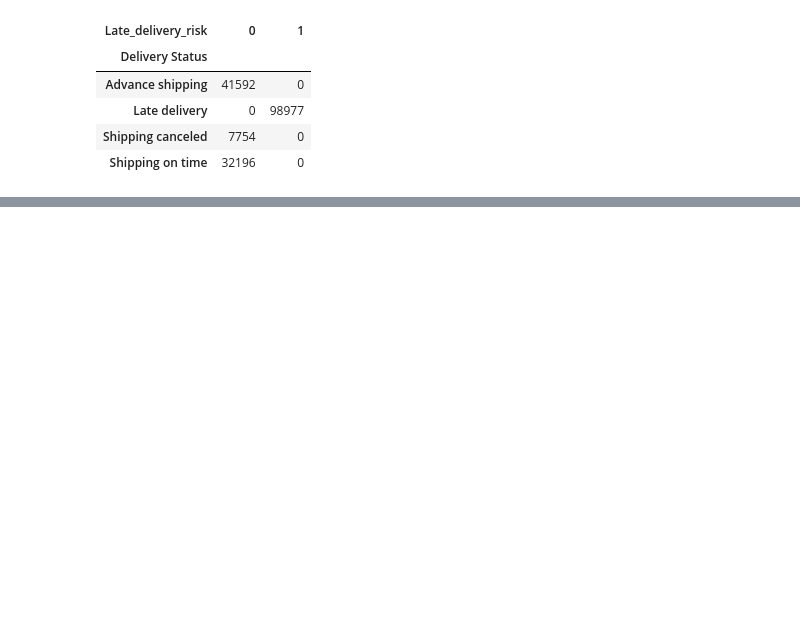
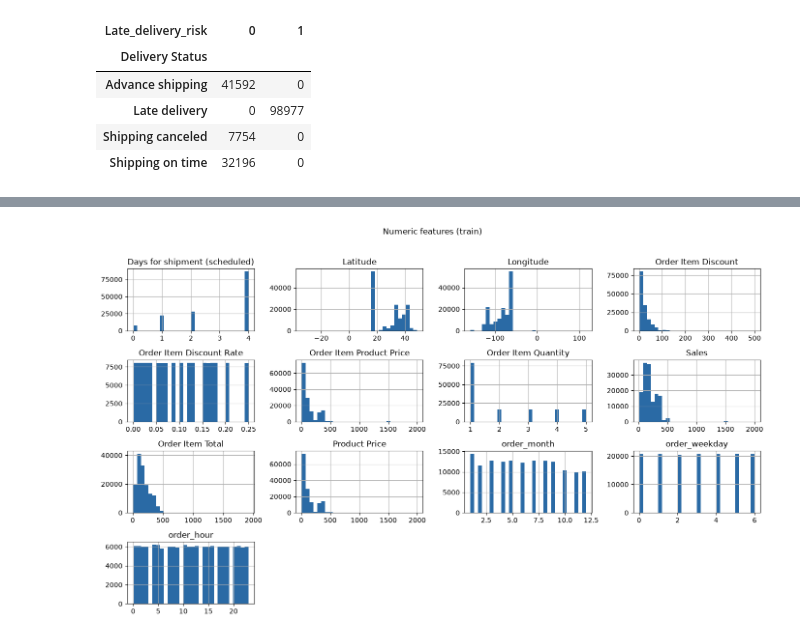
Before and after one commit to noureenv9/supply-chain-delivery-risk, a Jupyter notebook: notebook.ipynb, the cells around one changed output, grey strips where cells are left out. Cells and saved outputs as stored; diff of their text form; code cells hidden in the pictures; blank space fills up the shorter version.

```diff
--- a/notebook.ipynb
+++ b/notebook.ipynb
@@ -967,0 +298,7 @@ model.joblib size (MB): 0.1
+# %%
+X_train[numeric_eda].hist(bins=30, figsize=(14, 8), color="#2A6AA5")
+plt.suptitle("Numeric features (train)", y=1.02)
+plt.tight_layout()
+plt.show()
+# %% [output]
+[figure, added]
```
Also changed, not shown: parts of 135 cells of this notebook.
